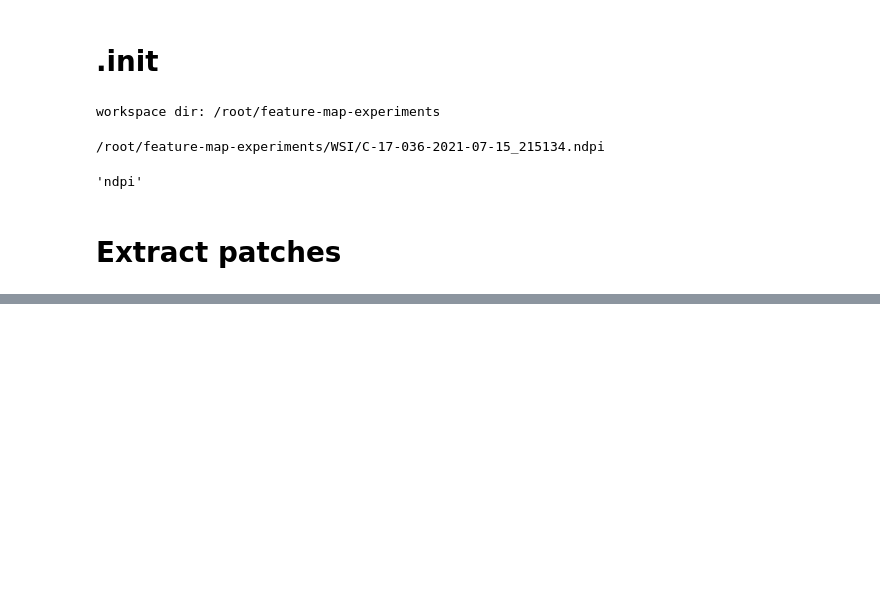
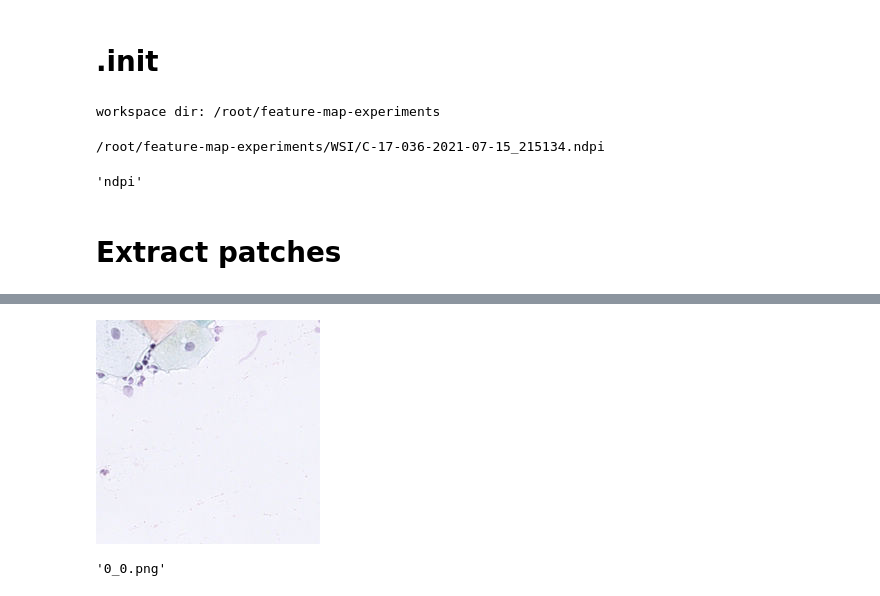
Before and after one commit to thingumajig/feature-map-experiments, a Jupyter notebook: notebooks/create_index_from_wsi.ipynb, the cells around one changed output, grey strips where cells are left out. Saved outputs shown, nothing was run; the diff lists cells and outputs as text; code cells hidden in the pictures; blank space fills up the shorter version.

```diff
--- a/notebooks/create_index_from_wsi.ipynb
+++ b/notebooks/create_index_from_wsi.ipynb
@@ -62,0 +72,2 @@ Total: 1243, Saved: 229, blank: 1014
+# %%
+files_list = list((index.get_wsi_stuff_path(wsi_file_name) / 'original').glob('*.*'))
@@ -62,0 +90,17 @@ Total: 1243, Saved: 229, blank: 1014
+# %%
+
+random_files = random.sample(files_list, 2000)
+# %%
+from fmc.image_utils import detect_blank_patch
+threshold = 11.
+significant_patches = []
+for i, patch_file in enumerate(random_files):
+    patch = np.array(Image.open(patch_file).convert('RGB'))
+    mean, std_dev, is_blank = detect_blank_patch(patch, threshold=threshold)
+    if is_blank:
+        print(f'excluded {i}: {mean=} {std_dev=}')
+    else:
+        significant_patches.append(patch)
+
+significant_patches = np.array(significant_patches)
+len(significant_patches)
@@ -62,0 +126,2 @@ Total: 1243, Saved: 229, blank: 1014
+# %%
+significant_patches = significant_patches[:150]
@@ -62,0 +171,5 @@ Total: 1243, Saved: 229, blank: 1014
+# %%
+import torchvision.transforms as transforms
+transforms.ToPILImage('RGB')(significant_patches[1])
+# %% [output]
+[figure, added]
@@ -62,0 +181,4 @@ Total: 1243, Saved: 229, blank: 1014
+# %%
+files_list[0].name
+# %% [output]
+'0_0.png'
```
Also changed, not shown: parts of 16 cells of this notebook, 4 other files.
